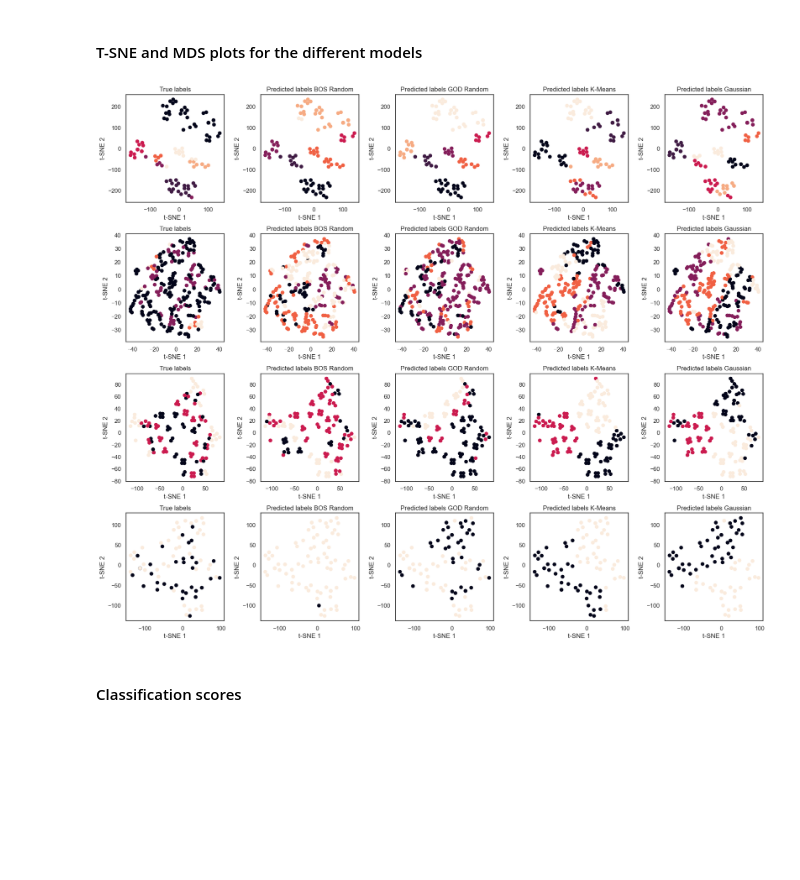
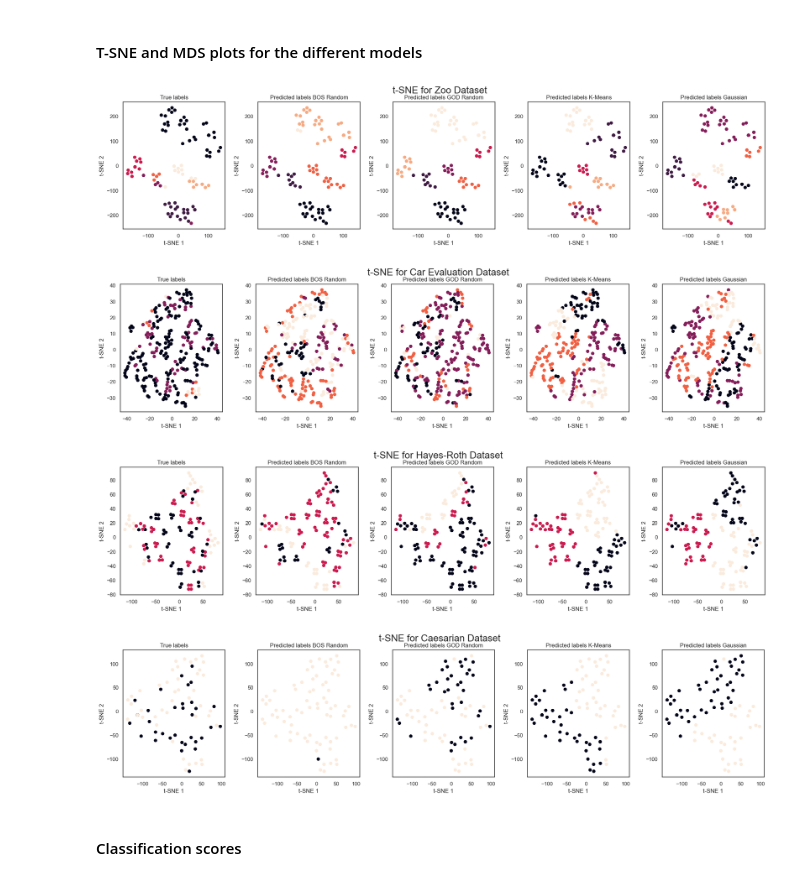
Before and after one commit to Thomick/Ordinal-data-clustering, a Jupyter notebook: notebooks/clustering_datasets.ipynb, the cells around one changed output. Drawn from its saved outputs; the diff is of its cells as text; code cells hidden in the pictures; blank space fills up the shorter version.

```diff
--- a/notebooks/clustering_datasets.ipynb
+++ b/notebooks/clustering_datasets.ipynb
@@ -745,20 +745,26 @@ Dataset & Method &  &  &  &  &  \\
 # %% [markdown]
 #### T-SNE and MDS plots for the different models
 # %%
-fig, ax = plt.subplots(4, 5, figsize=(18, 15))
-fig.tight_layout(pad=3.0)
-
 datasets = [animals, car, hayesroth, caesarian]
+dataset_names = ["Zoo", "Car Evaluation", "Hayes-Roth", "Caesarian"]
 runtypes = ["BOS Random", "GOD Random", "K-Means", "Gaussian"]
 
 for i, dataset in enumerate(datasets):
-    dataset.plot_tsne(ax=ax[i, :], show=False, runtype=runtypes[0])
+    fig, ax = plt.subplots(1, 5, figsize=(20, 5))
+    fig.tight_layout(pad=3.0)
 
-for i, dataset in enumerate(datasets):
+    dataset.plot_tsne(ax=ax[:], show=False, runtype=runtypes[0])
+
     for j, runtype in enumerate(runtypes[1:]):
-        dataset.plot_tsne(ax=ax[i, j+2], show=False, runtype=runtype)
+        dataset.plot_tsne(ax=ax[j+2], show=False, runtype=runtype)
+
+    fig.suptitle(f"t-SNE for {dataset_names[i]} Dataset", fontsize=20)
+    fig.savefig(f"../figs/tsne_{dataset_names[i].lower().replace(' ', '_')}.png", dpi=300)
 # %% [output]
-[figure, old version]
+[figure, new version]
+[figure, added]
+[figure, added]
+[figure, added]
 # %% [markdown]
 #### Classification scores
 # %% [markdown]
```
Also changed, not shown: 1 other file.
